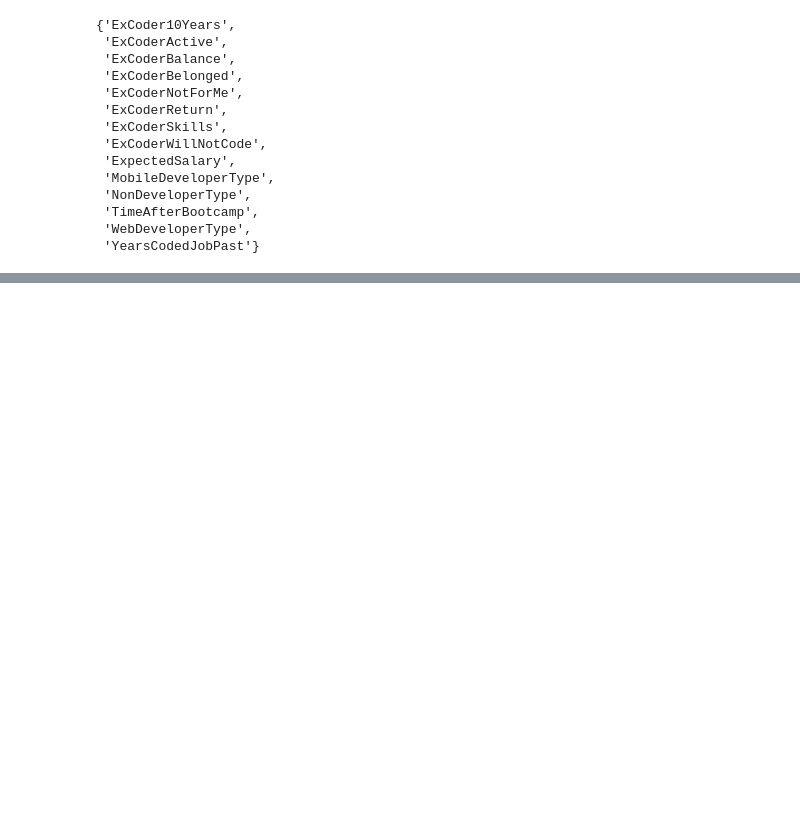
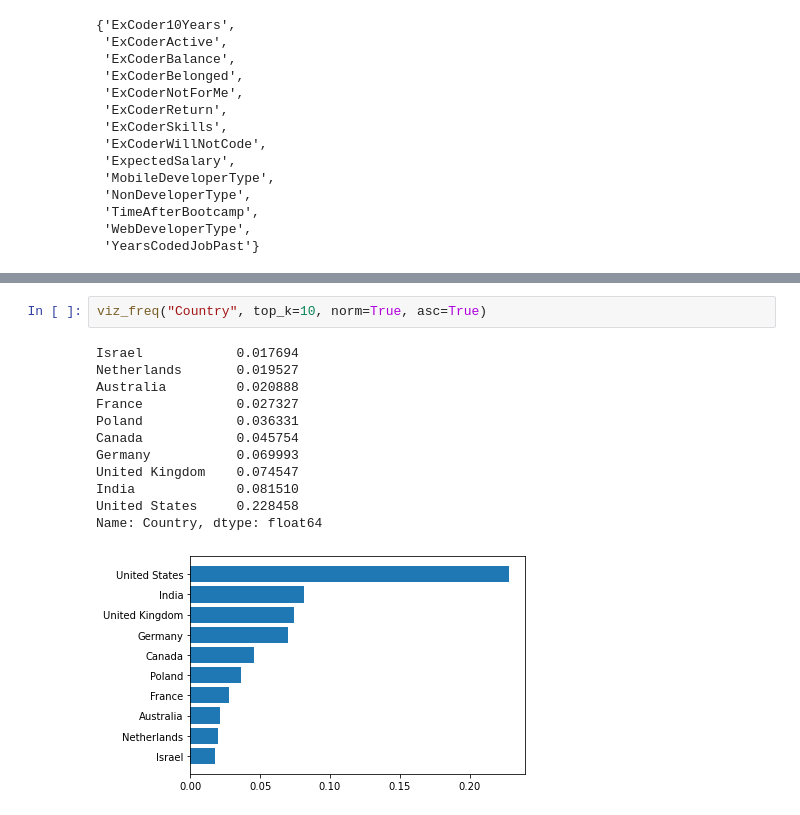
Before and after one commit to Alex-YuZ/SurveyDataAnalysis, a Jupyter notebook: SurveyDataAnalysis.ipynb, the cells around one changed output, grey strips where cells are left out. Cells and saved outputs as stored; diff of their text form; blank space fills up the shorter version.

```diff
--- a/SurveyDataAnalysis.ipynb
+++ b/SurveyDataAnalysis.ipynb
@@ -96,0 +172,15 @@ nulls_75plus
+# %%
+viz_freq("Country", top_k=10, norm=True, asc=True)
+# %% [output]
+Israel            0.017694
+Netherlands       0.019527
+Australia         0.020888
+France            0.027327
+Poland            0.036331
+Canada            0.045754
+Germany           0.069993
+United Kingdom    0.074547
+India             0.081510
+United States     0.228458
+Name: Country, dtype: float64
+[figure, added]
```
Also changed, not shown: parts of 8 cells of this notebook.
